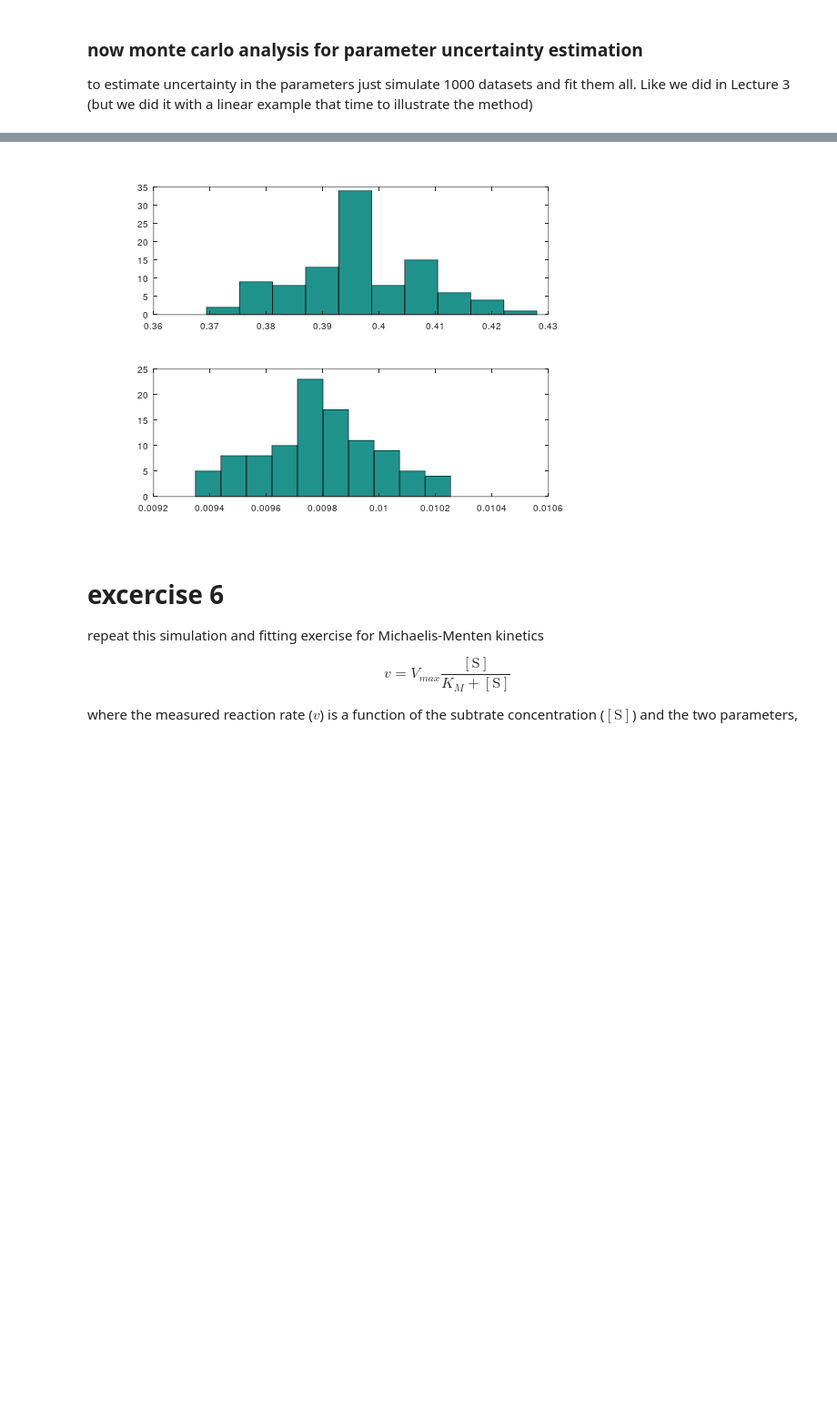
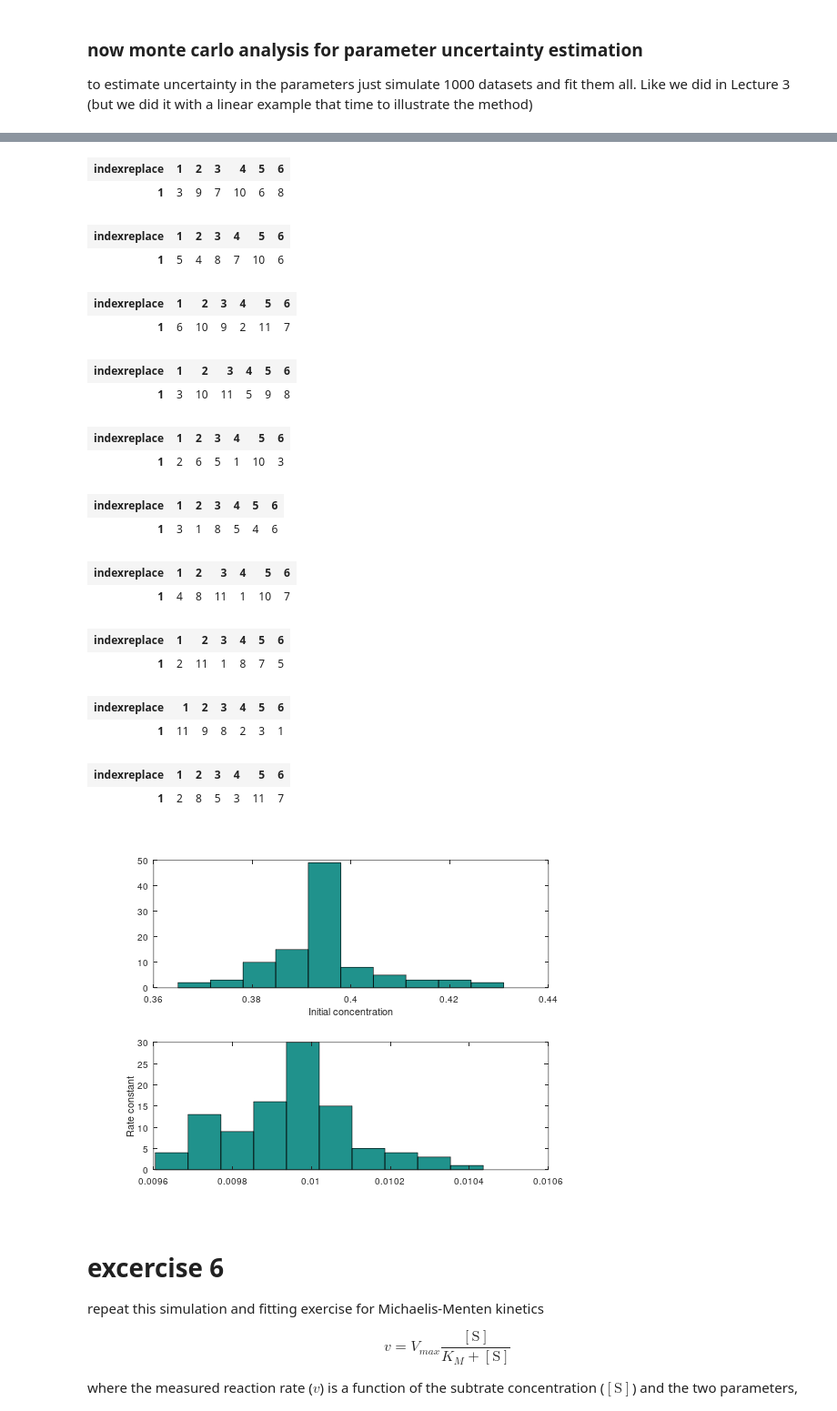
Before and after one commit to skotssd/geochemicalscripts, a Jupyter notebook: randomnumericalmethods/LECTURE4_nonlinear_regression.ipynb, the cells around one changed output, grey strips where cells are left out. Shown at 91% size. Saved outputs shown, nothing was run; the diff lists cells and outputs as text; code cells hidden in the pictures; blank space fills up the shorter version.

```diff
--- a/randomnumericalmethods/LECTURE4_nonlinear_regression.ipynb
+++ b/randomnumericalmethods/LECTURE4_nonlinear_regression.ipynb
@@ -157,9 +162,12 @@ noreplace=round(length(N)/2); % replace 1/2 of the datapoints
 indexreplace = randsample(count,noreplace); % pick at random wich of the 1/3 of the points to replace.
 
 Nnew=Nbst; % initialize the simulated data just as the original data.
+Nnew=N; % initialize the simulated data just as the original data.
 
 for i=1:length(indexreplace)
     Nnew(indexreplace(i))=Nbst(indexreplace(i))+randn(1,1)*sestimate;
 end
 
+graphics_toolkit ("notebook")
 plot(t,N,'ko',t,Nnew,'k.')
+xlabel('time'); ylabel('Signal')
@@ -166,29 +176,53 @@ plot(t,N,'ko',t,Nnew,'k.')
 # %%
 % monte carlo analysis
 
+graphics_toolkit ("notebook")
+
 %Nbst=Nnoerror; %if set that the first fit was exactly correct we get the mean value as the true values.
 
-for j=1:100
-
-    Nnew=Nbst; % initialize the simulated data just as the original data.
+for j=1:10
+    indexreplace = randsample(count,noreplace); % pick at random wich of the 1/3 of the points to replace
+    Nnew=N; % initialize the simulated data just as the original data.
 
     for i=1:length(indexreplace)
         Nnew(indexreplace(i))=Nbst(indexreplace(i))+randn(1,1)*sestimate;
     end
 
     MCbetas(:,j)=fminsearch(@(p) errorfunction(p,Nnew,t),pbest);
 
 end
 
 MCk=MCbetas(2,:); MCN0=MCbetas(1,:);
-graphics_toolkit ("notebook")
+
 subplot(211);
 hist(MCk,10);
+xlabel('Initial concentration')
 
 subplot(212)
 hist(MCN0,10);
+ylabel('Rate constant')
 # %% [output]
+| indexreplace | 1 | 2 | 3 | 4 | 5 | 6 |
+| 1 | 3 | 9 | 7 | 10 | 6 | 8 |
+| indexreplace | 1 | 2 | 3 | 4 | 5 | 6 |
+| 1 | 5 | 4 | 8 | 7 | 10 | 6 |
+| indexreplace | 1 | 2 | 3 | 4 | 5 | 6 |
+| 1 | 6 | 10 | 9 | 2 | 11 | 7 |
+| indexreplace | 1 | 2 | 3 | 4 | 5 | 6 |
+| 1 | 3 | 10 | 11 | 5 | 9 | 8 |
+| indexreplace | 1 | 2 | 3 | 4 | 5 | 6 |
+| 1 | 2 | 6 | 5 | 1 | 10 | 3 |
+| indexreplace | 1 | 2 | 3 | 4 | 5 | 6 |
+| 1 | 3 | 1 | 8 | 5 | 4 | 6 |
+| indexreplace | 1 | 2 | 3 | 4 | 5 | 6 |
+| 1 | 4 | 8 | 11 | 1 | 10 | 7 |
+| indexreplace | 1 | 2 | 3 | 4 | 5 | 6 |
+| 1 | 2 | 11 | 1 | 8 | 7 | 5 |
+| indexreplace | 1 | 2 | 3 | 4 | 5 | 6 |
+| 1 | 11 | 9 | 8 | 2 | 3 | 1 |
+| indexreplace | 1 | 2 | 3 | 4 | 5 | 6 |
+| 1 | 2 | 8 | 5 | 3 | 11 | 7 |
-[figure, old version]
+[figure, new version]
 # %% [markdown]
 # excercise 6
 
```
Also changed, not shown: parts of 7 cells of this notebook.
